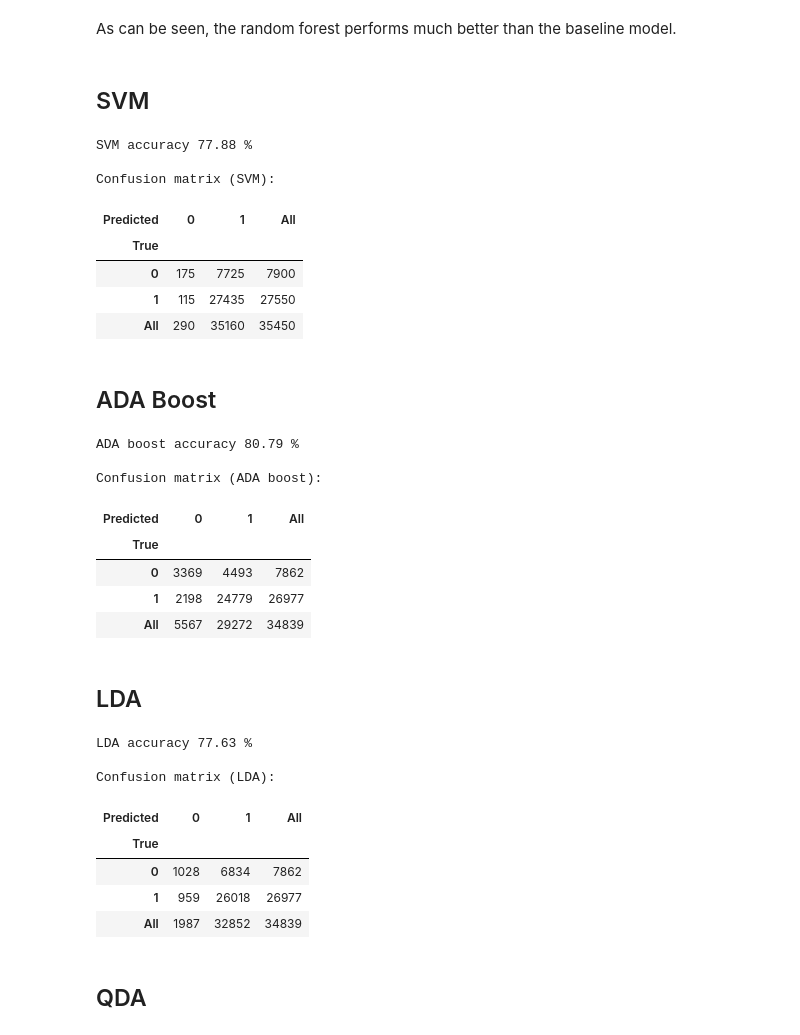
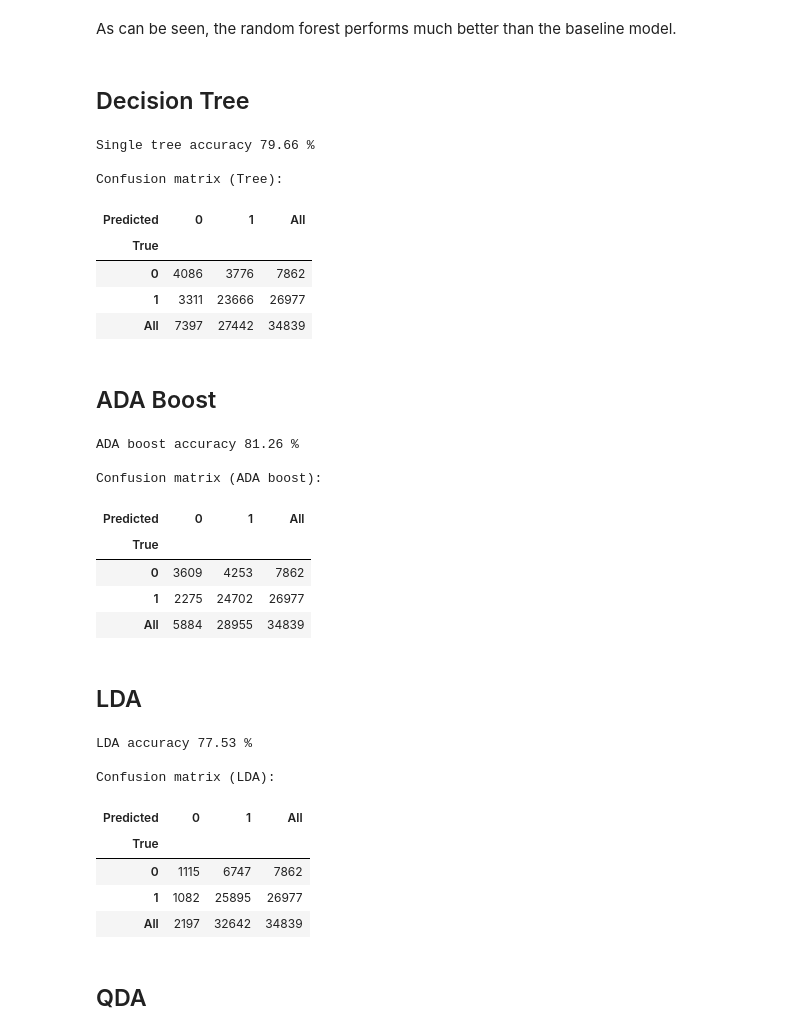
Before and after one commit to angelok1/cs109project, a Jupyter notebook: modeling.ipynb, the cells around one changed output. Saved outputs shown, nothing was run; the diff lists cells and outputs as text; code cells hidden in the pictures.

Commit message:
update modeling file

```diff
--- a/modeling.ipynb
+++ b/modeling.ipynb
@@ -280,9 +318,11 @@ df_merge_crime = df_merge_crime.loc[~df_merge_crime.tmax_5.isnull(), :]
+# %%
+# Handle inspection date
+x['inspection_date_string'] = pd.to_datetime(x['inspection_date_string'])
+x['inspection_weekday'] = x['inspection_date_string'].dt.weekday_name
+x['inspection_week'] = x['inspection_date_string'].dt.week
 # %%
-# Extract x and y
-y = df_merge_crime[['y']]
-x = df_merge_crime.drop(['y', 'y_description', 'license_id'], axis=1)
-x = x.drop(['inspection_date_string', 'inspection_dt', 'zip', 'child', 'ever_failed', 'inspection_type', 'address', 'city', 'license_description',
-           'application_created_date', 'y_fail'], axis=1)
+x = x.drop(['inspection_date_string', 'inspection_dt', 'zip', 'child', 'inspection_type', 'address', 'city', 'license_description',
+           'application_created_date', 'y_fail', 'cluster_name_x', 'cluster_name_y', 'latitude', 'longitude'], axis=1)
 
 # Recode 'pass with condition' to pass
 y = y.astype(int)
@@ -379,27 +419,27 @@ Confusion matrix (random forest model):
 # %% [markdown]
 As can be seen, the random forest performs much better than the baseline model.
-# %% [markdown]
-## SVM
+# %% [markdown]
+## Decision Tree
 # %%
-# Support vector machine
+# Decision Tree
 np.random.seed(123) # Set random seed
-svm_fit = svm.SVC(C=1.0, kernel='rbf', probability=True).fit(x_train, y_train.y)
+tree_fit = DecisionTree(max_depth=100, class_weight="balanced").fit(x_train, y_train)
 # %%
-y_test_pred = svm_fit.predict(x_test)
+y_test_pred = tree_fit.predict(x_test)
 model_accuracy = np.mean(y_test_pred == y_test.y)
 
-print "SVM accuracy", round(model_accuracy * 100, 2), "%\n"
-print "Confusion matrix (SVM):"
+print "Single tree accuracy", round(model_accuracy * 100, 2), "%\n"
+print "Confusion matrix (Tree):"
 pd.crosstab(y_test.y, y_test_pred, rownames=['True'], colnames=['Predicted'], margins=True)
 # %% [output]
-SVM accuracy 77.88 %
+Single tree accuracy 79.66 %
 
-Confusion matrix (SVM):
+Confusion matrix (Tree):
 | Predicted | 0 | 1 | All |
 | True |  |  |  |
-| 0 | 175 | 7725 | 7900 |
-| 1 | 115 | 27435 | 27550 |
-| All | 290 | 35160 | 35450 |
+| 0 | 4086 | 3776 | 7862 |
+| 1 | 3311 | 23666 | 26977 |
+| All | 7397 | 27442 | 34839 |
 # %% [markdown]
 ## ADA Boost
 # %%
@@ -414,14 +454,14 @@ print "ADA boost accuracy", round(model_accuracy * 100, 2), "%\n"
 print "Confusion matrix (ADA boost):"
 pd.crosstab(y_test.y, y_test_pred, rownames=['True'], colnames=['Predicted'], margins=True)
 # %% [output]
-ADA boost accuracy 80.79 %
+ADA boost accuracy 81.26 %
 
 Confusion matrix (ADA boost):
 | Predicted | 0 | 1 | All |
 | True |  |  |  |
-| 0 | 3369 | 4493 | 7862 |
-| 1 | 2198 | 24779 | 26977 |
-| All | 5567 | 29272 | 34839 |
+| 0 | 3609 | 4253 | 7862 |
+| 1 | 2275 | 24702 | 26977 |
+| All | 5884 | 28955 | 34839 |
 # %% [markdown]
 ## LDA
 # %%
@@ -435,14 +475,14 @@ print "LDA accuracy", round(model_accuracy * 100, 2), "%\n"
 print "Confusion matrix (LDA):"
 pd.crosstab(y_test.y, y_test_pred, rownames=['True'], colnames=['Predicted'], margins=True)
 # %% [output]
-LDA accuracy 77.63 %
+LDA accuracy 77.53 %
 
 Confusion matrix (LDA):
 | Predicted | 0 | 1 | All |
 | True |  |  |  |
-| 0 | 1028 | 6834 | 7862 |
-| 1 | 959 | 26018 | 26977 |
-| All | 1987 | 32852 | 34839 |
+| 0 | 1115 | 6747 | 7862 |
+| 1 | 1082 | 25895 | 26977 |
+| All | 2197 | 32642 | 34839 |
 # %% [markdown]
 ## QDA
 # %%
```
Also changed, not shown: parts of 37 cells of this notebook.
